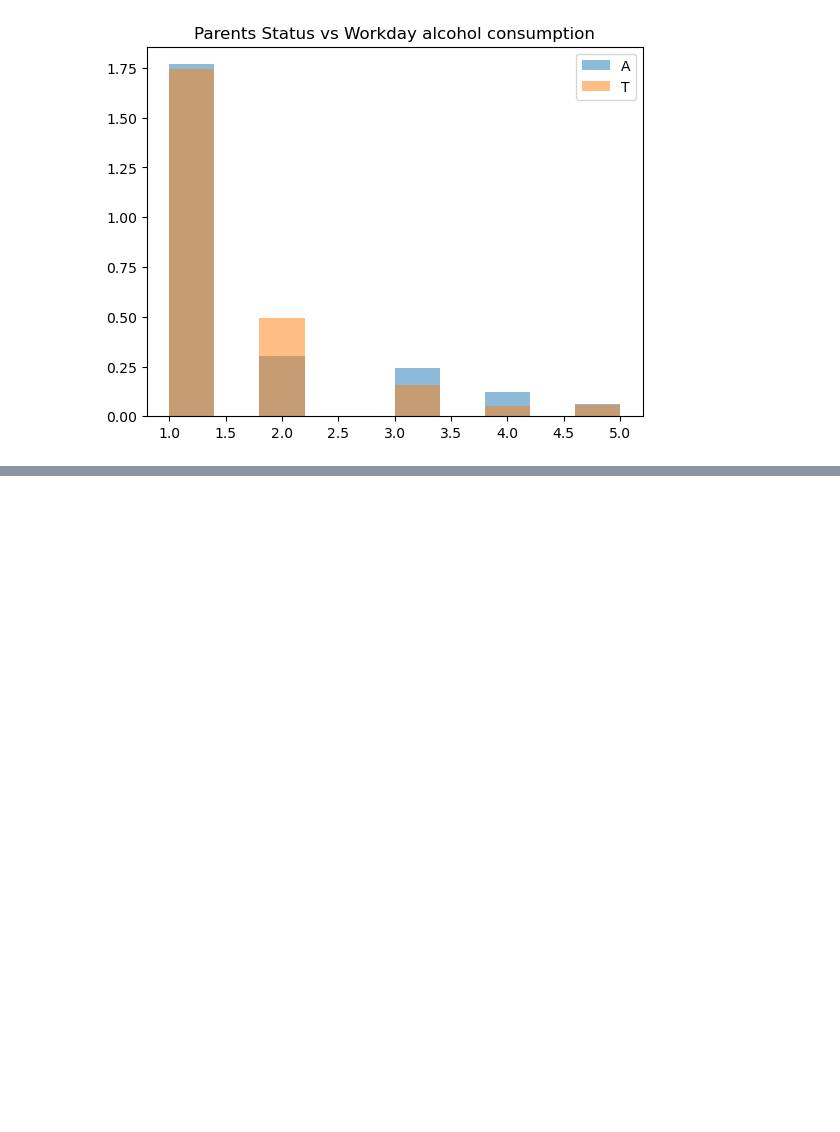
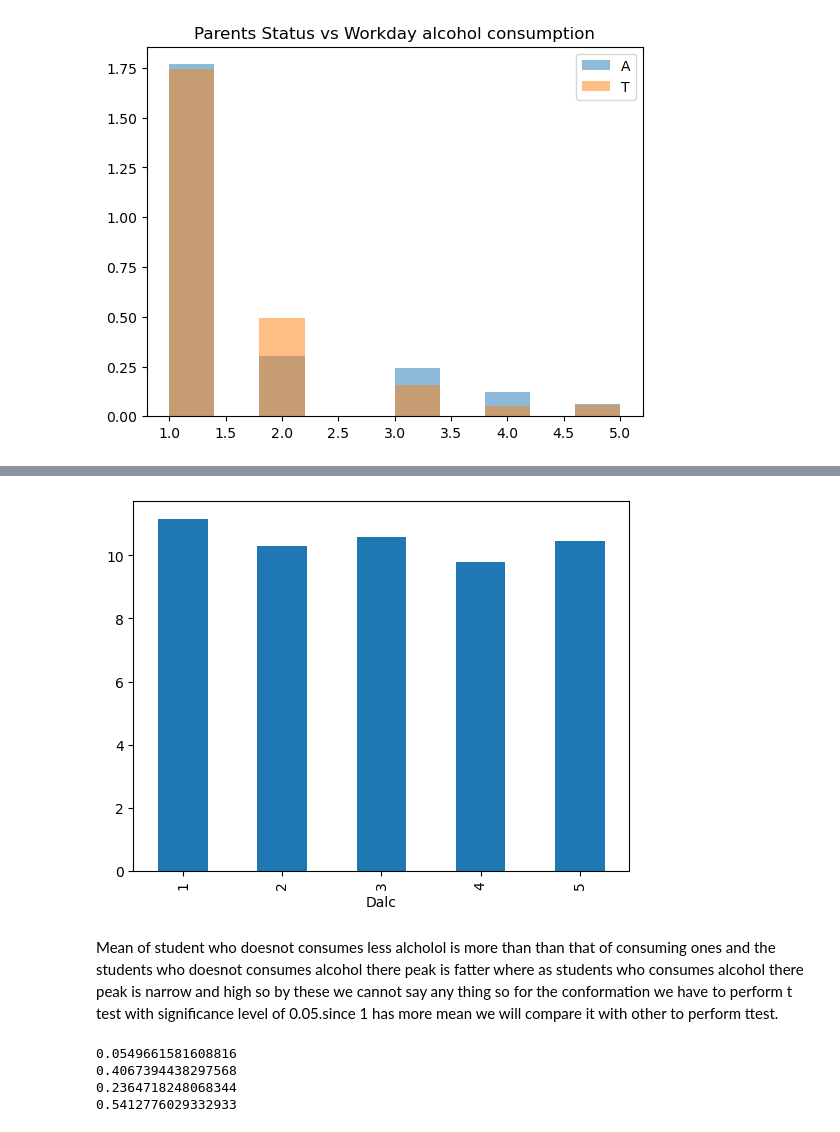
Before and after one commit to sunilbhandari123/alcoholconsumption, a Jupyter notebook: Untitled.ipynb, the cells around one changed output, grey strips where cells are left out. Saved outputs shown, nothing was run; the diff lists cells and outputs as text; code cells hidden in the pictures; blank space fills up the shorter version.

```diff
--- a/Untitled.ipynb
+++ b/Untitled.ipynb
@@ -396,0 +431,20 @@ plt.show()
+# %%
+df.groupby('Dalc')['G1'].mean().plot( kind='bar')
+plt.show()
+# %% [output]
+[figure, added]
+# %% [markdown]
+Mean of student who doesnot consumes less alcholol is more than than that of consuming ones and the
+students who doesnot consumes alcohol there peak is fatter where as students who consumes alcohol there
+peak is narrow and high so by these we cannot say any thing so for the conformation we have to perform
+t test with significance level of 0.05.since 1 has more mean we will compare it with other to perform ttest.
+# %%
+print(st.ttest_ind(df.query('Dalc==1')['G1'],df.query('Dalc==2')['G1']).pvalue)
+print(st.ttest_ind(df.query('Dalc==1')['G1'],df.query('Dalc==3')['G1']).pvalue)
+print(st.ttest_ind(df.query('Dalc==1')['G1'],df.query('Dalc==4')['G1']).pvalue)
+print(st.ttest_ind(df.query('Dalc==1')['G1'],df.query('Dalc==5')['G1']).pvalue)
+# %% [output]
+0.0549661581608816
+0.4067394438297568
+0.2364718248068344
+0.5412776029332933
```
Also changed, not shown: parts of 27 cells of this notebook.
